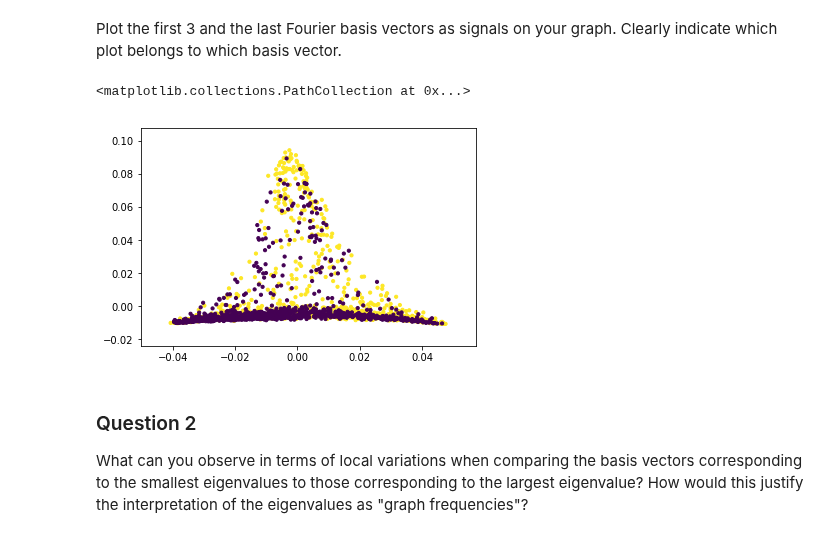
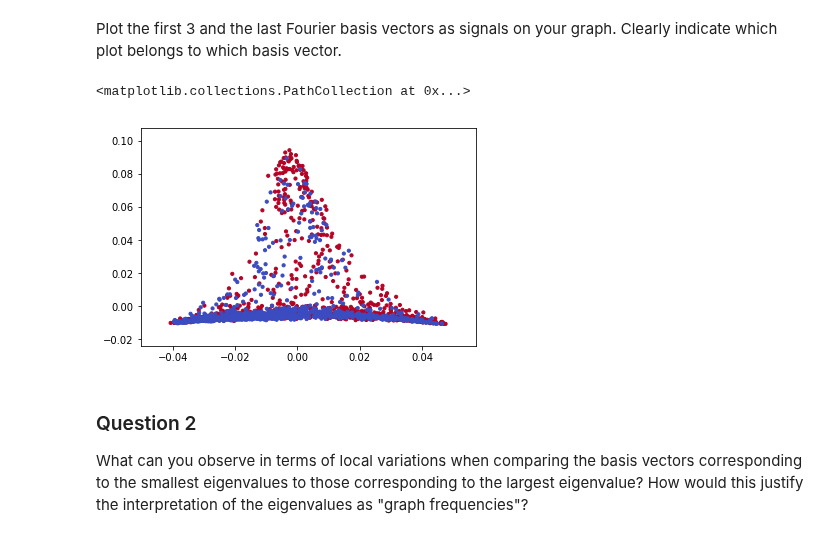
Before and after one commit to TTimTT/NTDS_Project, a Jupyter notebook: milestone_4/joachim_4_graph_signal_processing.ipynb, the cells around one changed output. Drawn from its saved outputs; the diff is of its cells as text; code cells hidden in the pictures.

```diff
--- a/milestone_4/joachim_4_graph_signal_processing.ipynb
+++ b/milestone_4/joachim_4_graph_signal_processing.ipynb
@@ -150,11 +150,11 @@ Plot the first 3 and the last Fourier basis vectors as signals on your graph. Cl
 # %%
 graph = nx.from_numpy_matrix(adjacency)
 # coords = nx.spring_layout(graph)  # Force-directed layout.
 coords = v[:, [1,2]]  # Laplacian eigenmaps.
-nx.draw_networkx_nodes(graph, coords, node_size=10, node_color=labels)
+nx.draw_networkx_nodes(graph, coords, node_size=10, node_color=labels,cmap="coolwarm")
 # %% [output]
 <matplotlib.collections.PathCollection at 0x...>
-[figure, old version]
+[figure, new version]
 # %% [markdown]
 ### Question 2
 
```
Also changed, not shown: parts of 16 cells of this notebook.
